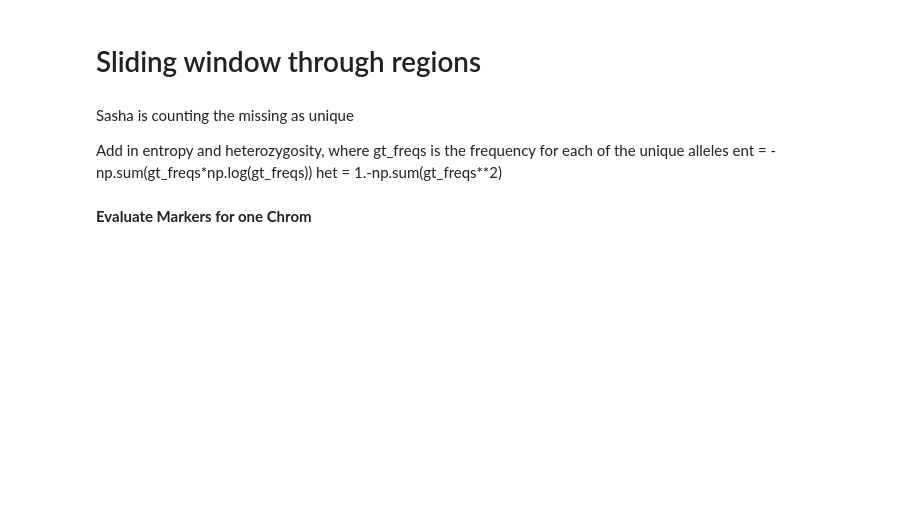
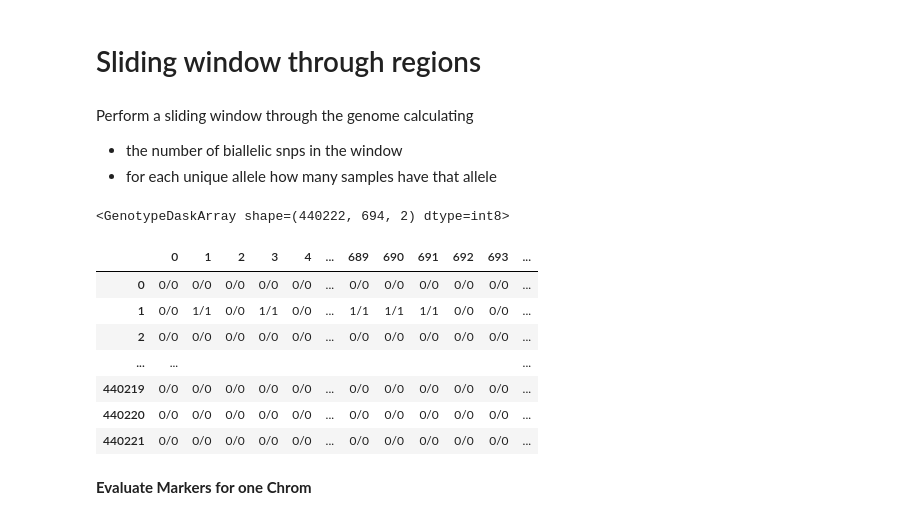
Before and after one commit to malariagen/pv-muhap, a Jupyter notebook: notebooks/marker_optimisation.ipynb, the cells around one changed output. Drawn from its saved outputs; the diff is of its cells as text; code cells hidden in the pictures; blank space fills up the shorter version.

```diff
--- a/notebooks/marker_optimisation.ipynb
+++ b/notebooks/marker_optimisation.ipynb
@@ -106 +101,6 @@ variant_dataset_filtered = variant_dataset.isel(samples=loc_filtered_samples)
+# %%
+loc_filtered_samples = ((pv4_metadata['Fws'] > 0.95) & (pv4_metadata['% callable']>50)
+                        & (pv4_metadata['Exclusion reason']=='Analysis_set'))
+subset_metadata = pv4_metadata[loc_filtered_samples]
+variant_dataset_filtered = variant_dataset.isel(samples=loc_filtered_samples)
 # %% [markdown]
@@ -108,4 +108,5 @@ Subset variants to only include ones which **pass filters** and are **snps**
 # %%
-filters = (variant_dataset_filtered['variant_filter_pass'].data) & (variant_dataset_filtered['variant_is_snp'].data) #& (variant_dataset_filtered['variant_CDS'].data)
+filters = ((variant_dataset_filtered['variant_filter_pass'].data) & (variant_dataset_filtered['variant_is_snp'].data)
+           & (variant_dataset_filtered['variant_CDS'].data))
 variant_dataset_filtered = variant_dataset_filtered.isel(variants=filters)
 # %% [markdown]
@@ -219,11 +252,21 @@ pv4_regions.loc[pv4_regions.name=='Core']
 # %% [markdown]
 # Sliding window through regions
-# %% [markdown]
-Sasha is counting the missing as unique
-
-Add in entropy and heterozygosity, where gt_freqs is the frequency for each of the unique alleles
-ent = -np.sum(gt_freqs*np.log(gt_freqs))
-het = 1.-np.sum(gt_freqs**2)
+# %% [markdown]
+Perform a sliding window through the genome calculating
+- the number of biallelic snps in the window
+- for each unique allele how many samples have that allele
+# %%
+gt
+# %% [output]
+<GenotypeDaskArray shape=(440222, 694, 2) dtype=int8>
+|  | 0 | 1 | 2 | 3 | 4 | ... | 689 | 690 | 691 | 692 | 693 | ... |
+| 0 | 0/0 | 0/0 | 0/0 | 0/0 | 0/0 | ... | 0/0 | 0/0 | 0/0 | 0/0 | 0/0 | ... |
+| 1 | 0/0 | 1/1 | 0/0 | 1/1 | 0/0 | ... | 1/1 | 1/1 | 1/1 | 0/0 | 0/0 | ... |
+| 2 | 0/0 | 0/0 | 0/0 | 0/0 | 0/0 | ... | 0/0 | 0/0 | 0/0 | 0/0 | 0/0 | ... |
+| ... | ... |  |  |  |  |  |  |  |  |  |  | ... |
+| 440219 | 0/0 | 0/0 | 0/0 | 0/0 | 0/0 | ... | 0/0 | 0/0 | 0/0 | 0/0 | 0/0 | ... |
+| 440220 | 0/0 | 0/0 | 0/0 | 0/0 | 0/0 | ... | 0/0 | 0/0 | 0/0 | 0/0 | 0/0 | ... |
+| 440221 | 0/0 | 0/0 | 0/0 | 0/0 | 0/0 | ... | 0/0 | 0/0 | 0/0 | 0/0 | 0/0 | ... |
 # %%
 def filter_variants(variant_dataset, field, value):
     filter_values = (variant_dataset[field]==value).data
```
Also changed, not shown: parts of 66 cells of this notebook.
